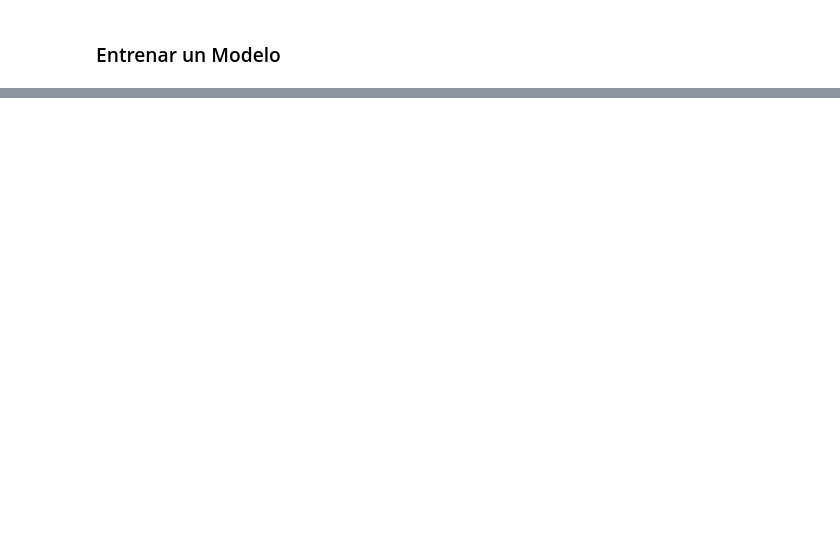
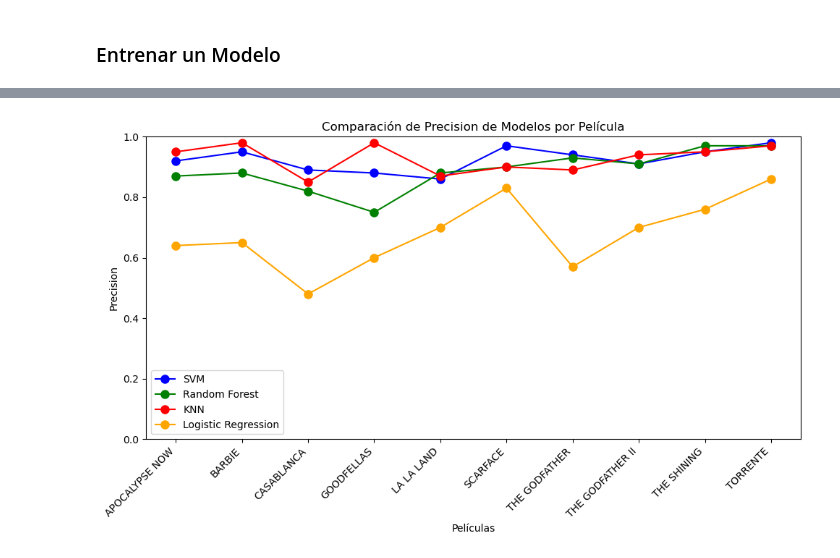
Before and after one commit to DAVIDARAUJOOOOO/FRAME-PREDICTION, a Jupyter notebook: Kaggle.ipynb, the cells around one changed output, grey strips where cells are left out. Drawn from its saved outputs; the diff is of its cells as text; code cells hidden in the pictures; blank space fills up the shorter version.

```diff
--- a/Kaggle.ipynb
+++ b/Kaggle.ipynb
@@ -586,0 +899,55 @@ print("Precisión:", accuracy)
+# %%
+import matplotlib.pyplot as plt
+import numpy as np
+
+metrics_precision = {
+    'Clase': ['APOCALYPSE NOW', 'BARBIE', 'CASABLANCA', 'GOODFELLAS','LA LA LAND','SCARFACE','THE GODFATHER','THE GODFATHER II','THE SHINING','TORRENTE'],
+    'SVM Precision': [0.92, 0.95, 0.89, 0.88,0.86,0.97,0.94,0.91,0.95,0.98],
+    'Random Forest Precision': [0.87, 0.88, 0.82, 0.75,0.88,0.9,0.93,0.91,0.97,0.97],
+    'KNN Precision': [0.95,0.98,0.85,0.98,0.87,0.9,0.89,0.94,0.95,0.97],
+    'Logistic Regression Precision': [0.64,0.65,0.48,0.6,0.7,0.83,0.57,0.7,0.76,0.86],
+}
+metrics_recall = {
+    'Clase': ['APOCALYPSE NOW', 'BARBIE', 'CASABLANCA', 'GOODFELLAS','LA LA LAND','SCARFACE','THE GODFATHER','THE GODFATHER II','THE SHINING','TORRENTE'],
+    'SVM Recall': [0.94, 0.94, 0.95, 0.92,0.8,0.97,0.93,0.93,0.94,1.],
+    'Random Forest Recall': [0.87,0.87,0.82,0.92,0.7,0.97,0.91,0.91,0.92,1.],
+    'KNN Recall': [0.94,0.93,0.89,0.92,0.84,0.97,0.93,0.91,0.95,1.],
+    'Logistic Regression Recall': [0.65,0.6,0.64,0.75,0.47,0.86,0.62,0.59,0.69,0.92],
+}
+
+metrics_f1 = {
+    'Clase': ['APOCALYPSE NOW', 'BARBIE', 'CASABLANCA', 'GOODFELLAS','LA LA LAND','SCARFACE','THE GODFATHER','THE GODFATHER II','THE SHINING','TORRENTE'],
+    'SVM F1-Score': [0.93, 0.95, 0.92, 0.9,0.83,0.97,0.93,0.92,0.95,0.99],
+    'Random Forest F1-Score': [0.87,0.87,0.82,0.82,0.78,0.93,0.92,0.91,0.94,0.98],
+    'KNN F1-Score': [0.94,0.95,0.87,0.95,0.86,0.93,0.91,0.92,0.95,0.98],
+    'Logistic Regression F1-Score': [0.65,0.62,0.55,0.67,0.56,0.85,0.59,0.64,0.73,0.89]
+}
+
+clases = metrics_precision['Clase']
+modelos = ['SVM', 'Random Forest', 'KNN', 'Logistic Regression']
+
+svm_precision = metrics_precision['SVM Precision']
+rf_precision = metrics_precision['Random Forest Precision']
+knn_precision = metrics_precision['KNN Precision']
+logreg_precision = metrics_precision['Logistic Regression Precision']
+
+fig, ax = plt.subplots(figsize=(10, 6))
+
+ax.plot(clases, svm_precision, marker='o', label='SVM', color='blue', linestyle='-', markersize=8)
+ax.plot(clases, rf_precision, marker='o', label='Random Forest', color='green', linestyle='-', markersize=8)
+ax.plot(clases, knn_precision, marker='o', label='KNN', color='red', linestyle='-', markersize=8)
+ax.plot(clases, logreg_precision, marker='o', label='Logistic Regression', color='orange', linestyle='-', markersize=8)
+
+ax.set_xlabel('Películas')
+ax.set_ylabel('Precision')
+ax.set_title('Comparación de Precision de Modelos por Película')
+ax.set_xticklabels(clases, rotation=45, ha='right')
+ax.set_ylim(0, 1)
+
+
+ax.legend()
+
+plt.tight_layout()
+plt.show()
+# %% [output]
+[figure, added]
```
Also changed, not shown: parts of 20 cells of this notebook.
